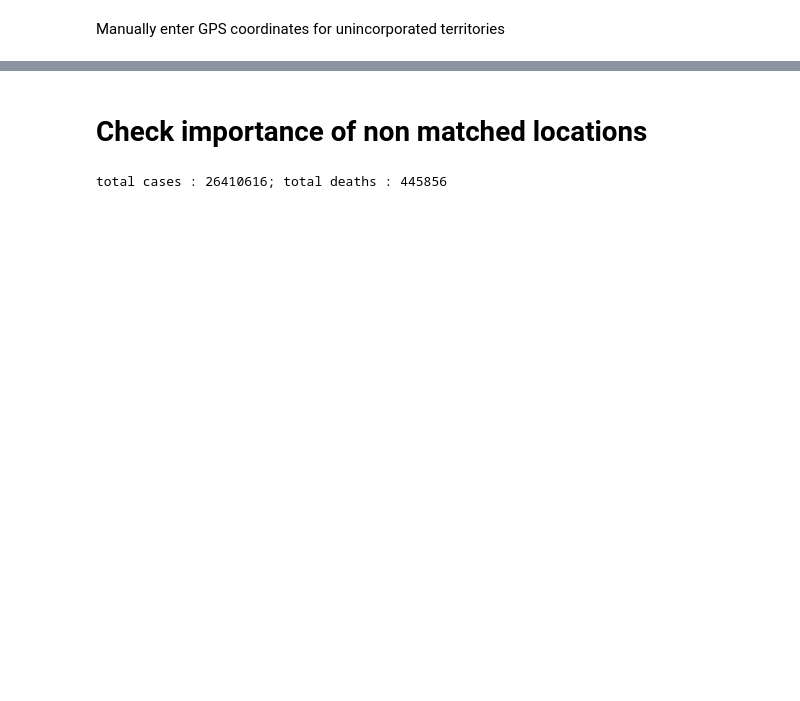
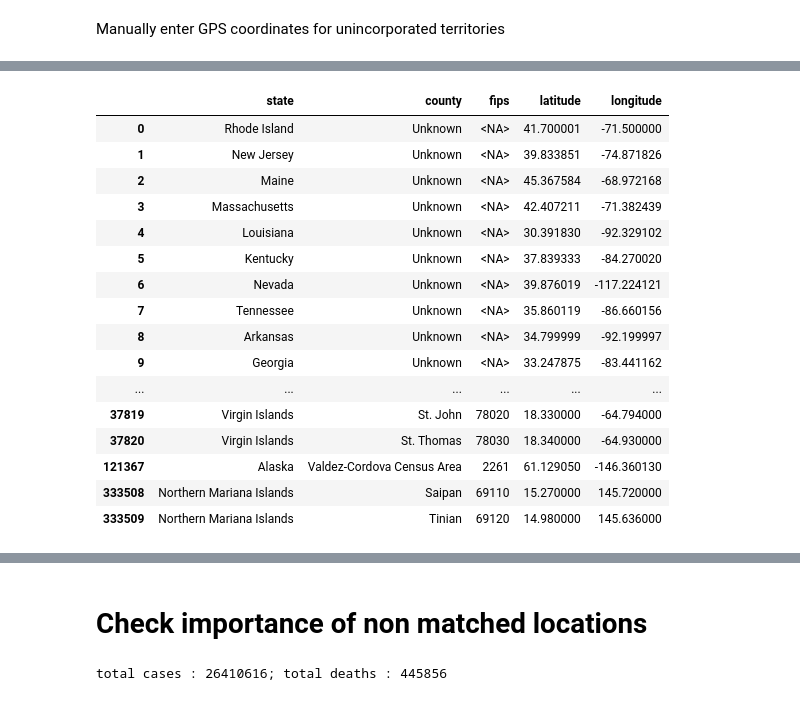
Before and after one commit to severine-baudry/capstone_data_engineer, a Jupyter notebook: NYT_to_gazetter.ipynb, the cells around one changed output, grey strips where cells are left out. Cells and saved outputs as stored; diff of their text form; code cells hidden in the pictures; blank space fills up the shorter version.

```diff
--- a/NYT_to_gazetter.ipynb
+++ b/NYT_to_gazetter.ipynb
@@ -263,0 +273,5 @@ no_county_gps.loc[ (no_county_gps["county"] == "Unknown") & (no_county_gps["stat
+# %%
+gps_no_county.drop( ["State", "Postal"], axis = 1, inplace = True)
+gps_no_county = gps_no_county.rename(columns= {"Latitude" : "latitude", "Longitude" : "longitude"})
+print(len(gps_no_county))
+gps_no_county.head()
@@ -266,3 +291,6 @@ no_county_gps.loc[ (no_county_gps["county"] == "Unknown") & (no_county_gps["stat
 * Kansas City (Missouri) : Kansas City town, can belong to Cass, Clay, Jackson and Platte county :  39.099724, and the longitude is -94.578331
 * Joplin (Missouri) : city :37.0842° N, 94.5133° W
 * Puerto Rico
+# %%
+gps_cities = no_matching_fips[ no_matching_fips["county"] != "Unknown"].copy()
+gps_cities
@@ -268,0 +308,9 @@ no_county_gps.loc[ (no_county_gps["county"] == "Unknown") & (no_county_gps["stat
+# %%
+gps_cities["latitude"] = np.nan
+gps_cities["longitude"] = np.nan
+gps_cities.loc[ gps_cities["county"] == "New York City", "latitude"] = 40.712740
+gps_cities.loc[ gps_cities["county"] == "New York City", "longitude"] = -74.005974
+gps_cities.loc[ gps_cities["county"] == "Kansas City", "latitude"] = 39.099724
+gps_cities.loc[ gps_cities["county"] == "Kansas City", "longitude"] = -94.578331
+gps_cities.loc[ gps_cities["county"] == "Joplin", "latitude"] = 37.0842
+gps_cities.loc[ gps_cities["county"] == "Joplin", "longitude"] = -94.5133
@@ -268,0 +319,19 @@ no_county_gps.loc[ (no_county_gps["county"] == "Unknown") & (no_county_gps["stat
+# %%
+#17.733509°N 64.783864°W
+gps_cities.loc[ gps_cities["county"] == "St. Croix", "latitude"] =17.73
+gps_cities.loc[ gps_cities["county"] == "St. Croix", "longitude"] = -64.78
+# GPS for Cruz Bay (main city) 18.329936603847486, -64.79413842601294
+gps_cities.loc[ gps_cities["county"] == "St. John", "latitude"] = 18.33
+gps_cities.loc[ gps_cities["county"] == "St. John", "longitude"] = -64.794
+# GPS for Charlotte Amalie (main city) 18.341684050871354, -64.93175706594377
+gps_cities.loc[ gps_cities["county"] == "St. Thomas", "latitude"] = 18.34
+gps_cities.loc[ gps_cities["county"] == "St. Thomas", "longitude"] = -64.93
+gps_cities.loc[ gps_cities["county"] == "Valdez-Cordova Census Area", "latitude"] = 61.129050
+# GPS of Valdez
+gps_cities.loc[ gps_cities["county"] == "Valdez-Cordova Census Area", "longitude"] = -146.360130
+# Saipan 15.216501472234945, 145.72103373823464
+gps_cities.loc[ gps_cities["county"] == "Saipan", "latitude"] = 15.27
+gps_cities.loc[ gps_cities["county"] == "Saipan", "longitude"] = 145.72
+# Tinian 14.978910978711687, 145.63629283555494
+gps_cities.loc[ gps_cities["county"] == "Tinian", "latitude"] = 14.98
+gps_cities.loc[ gps_cities["county"] == "Tinian", "longitude"] = 145.636
@@ -268,0 +351,21 @@ no_county_gps.loc[ (no_county_gps["county"] == "Unknown") & (no_county_gps["stat
+# %%
+fixed_gps = pd.concat( [gps_no_county, gps_cities] )
+fixed_gps
+# %% [output]
+|  | state | county | fips | latitude | longitude |
+| 0 | Rhode Island | Unknown | <NA> | 41.700001 | -71.500000 |
+| 1 | New Jersey | Unknown | <NA> | 39.833851 | -74.871826 |
+| 2 | Maine | Unknown | <NA> | 45.367584 | -68.972168 |
+| 3 | Massachusetts | Unknown | <NA> | 42.407211 | -71.382439 |
+| 4 | Louisiana | Unknown | <NA> | 30.391830 | -92.329102 |
+| 5 | Kentucky | Unknown | <NA> | 37.839333 | -84.270020 |
+| 6 | Nevada | Unknown | <NA> | 39.876019 | -117.224121 |
+| 7 | Tennessee | Unknown | <NA> | 35.860119 | -86.660156 |
+| 8 | Arkansas | Unknown | <NA> | 34.799999 | -92.199997 |
+| 9 | Georgia | Unknown | <NA> | 33.247875 | -83.441162 |
+| ... | ... | ... | ... | ... | ... |
+| 37819 | Virgin Islands | St. John | 78020 | 18.330000 | -64.794000 |
+| 37820 | Virgin Islands | St. Thomas | 78030 | 18.340000 | -64.930000 |
+| 121367 | Alaska | Valdez-Cordova Census Area | 2261 | 61.129050 | -146.360130 |
+| 333508 | Northern Mariana Islands | Saipan | 69110 | 15.270000 | 145.720000 |
+| 333509 | Northern Mariana Islands | Tinian | 69120 | 14.980000 | 145.636000 |
```
Also changed, not shown: parts of 20 cells of this notebook.
